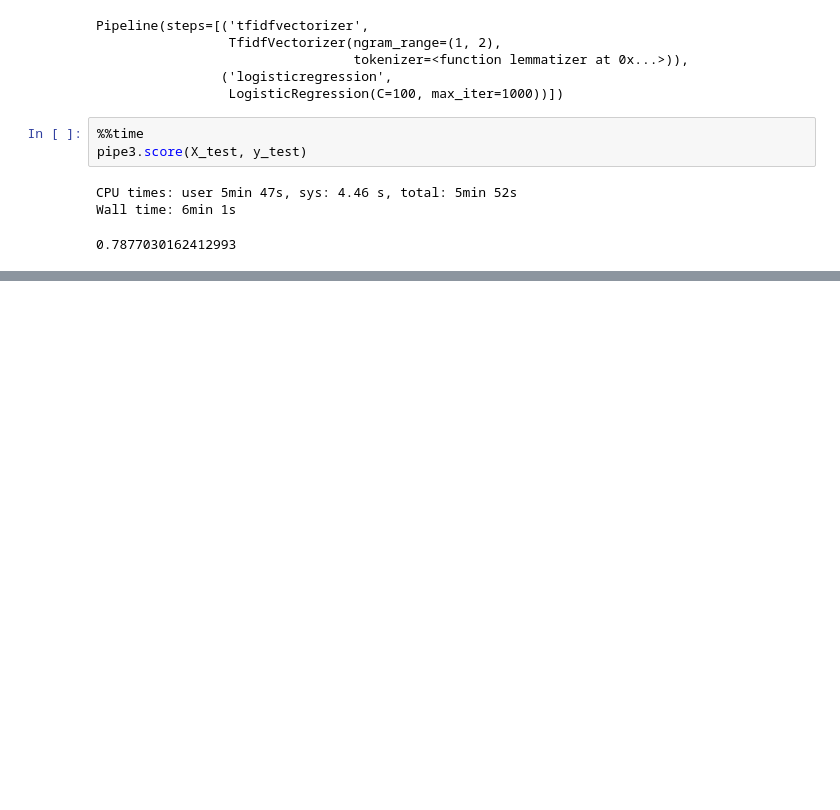
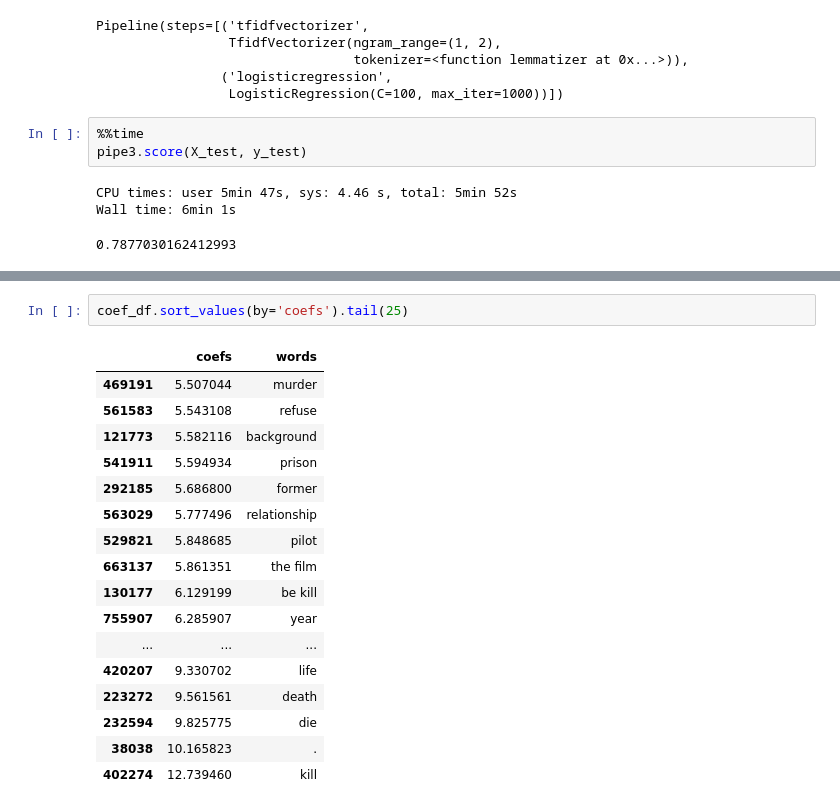
Before and after one commit to transcriptive/wiki-movie-plots-nlp, a Jupyter notebook: simple-classifier.ipynb, the cells around one changed output, grey strips where cells are left out. Saved outputs shown, nothing was run; the diff lists cells and outputs as text; blank space fills up the shorter version.

```diff
--- a/simple-classifier.ipynb
+++ b/simple-classifier.ipynb
@@ -210,0 +254,20 @@ Wall time: 6min 1s
+# %%
+coef_df.sort_values(by='coefs').tail(25)
+# %% [output]
+|  | coefs | words |
+| 469191 | 5.507044 | murder |
+| 561583 | 5.543108 | refuse |
+| 121773 | 5.582116 | background |
+| 541911 | 5.594934 | prison |
+| 292185 | 5.686800 | former |
+| 563029 | 5.777496 | relationship |
+| 529821 | 5.848685 | pilot |
+| 663137 | 5.861351 | the film |
+| 130177 | 6.129199 | be kill |
+| 755907 | 6.285907 | year |
+| ... | ... | ... |
+| 420207 | 9.330702 | life |
+| 223272 | 9.561561 | death |
+| 232594 | 9.825775 | die |
+| 38038 | 10.165823 | . |
+| 402274 | 12.739460 | kill |
```
Also changed, not shown: parts of 6 cells of this notebook.
